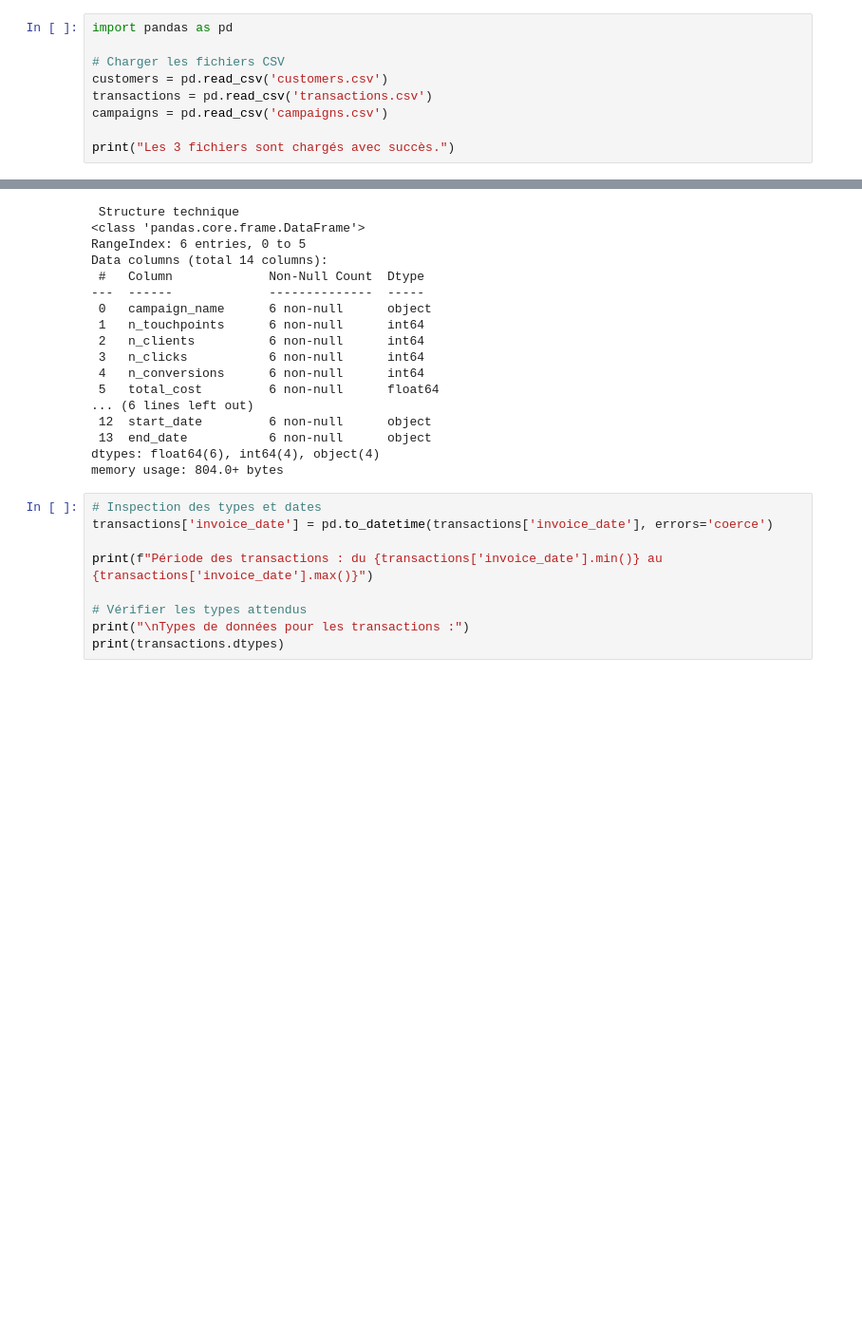
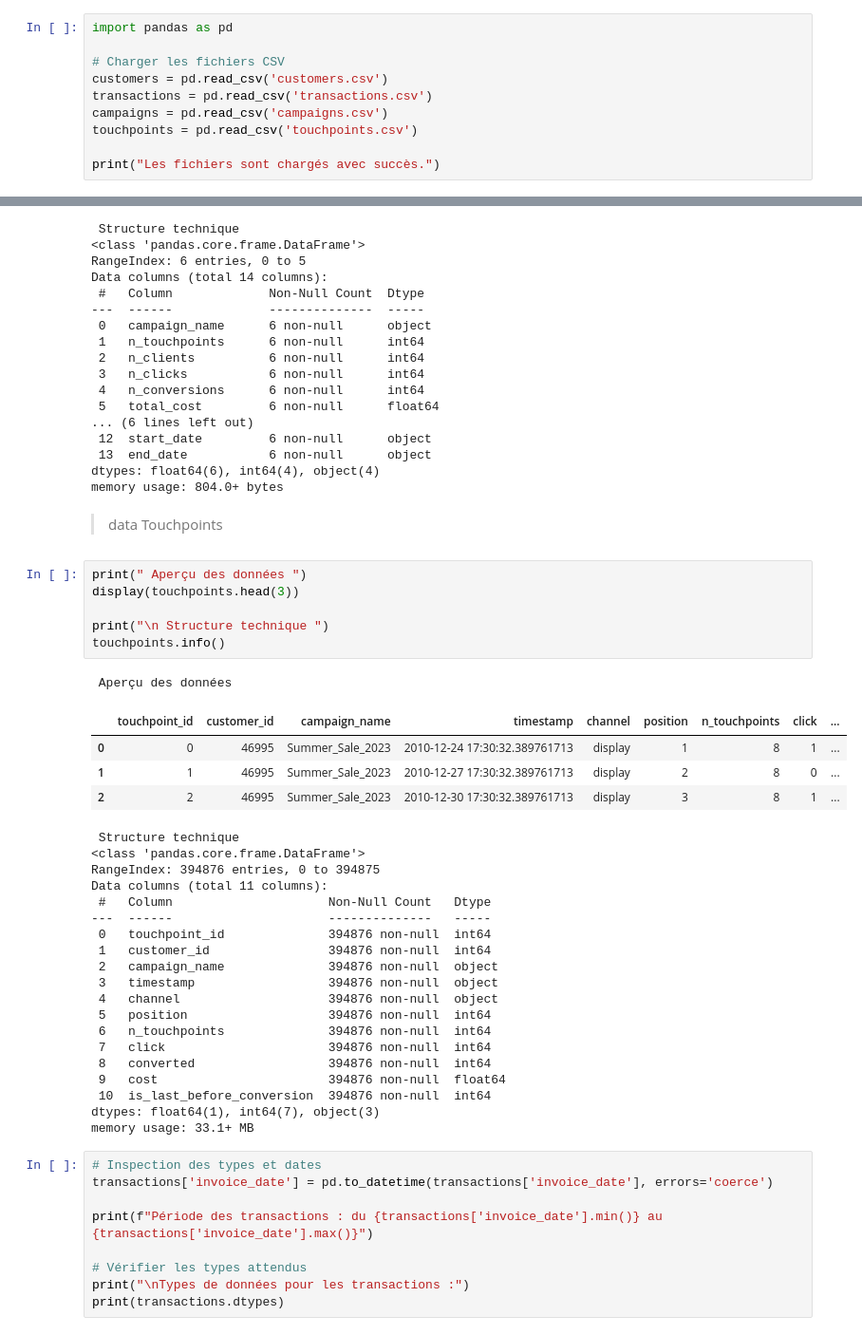
Before and after one commit to fds-imane/Data_Marketing, a Jupyter notebook: data_marketing_part_1.ipynb, the cells around one changed output, grey strips where cells are left out. Shown at 95% size. Saved outputs shown, nothing was run; the diff lists cells and outputs as text; blank space fills up the shorter version.

```diff
--- a/data_marketing_part_1.ipynb
+++ b/data_marketing_part_1.ipynb
@@ -25,6 +25,7 @@ import pandas as pd
 customers = pd.read_csv('customers.csv')
 transactions = pd.read_csv('transactions.csv')
 campaigns = pd.read_csv('campaigns.csv')
+touchpoints = pd.read_csv('touchpoints.csv')
 
-print("Les 3 fichiers sont chargés avec succès.")
+print("Les fichiers sont chargés avec succès.")
 # %% [output]
@@ -127,6 +128,39 @@ Data columns (total 14 columns):
  13  end_date           6 non-null      object
 dtypes: float64(6), int64(4), object(4)
 memory usage: 804.0+ bytes
+# %% [markdown]
+> data Touchpoints
+# %%
+print(" Aperçu des données ")
+display(touchpoints.head(3))
+
+print("\n Structure technique ")
+touchpoints.info()
+# %% [output]
+ Aperçu des données
+|  | touchpoint_id | customer_id | campaign_name | timestamp | channel | position | n_touchpoints | click | ... |
+| 0 | 0 | 46995 | Summer_Sale_2023 | 2010-12-24 17:30:32.389761713 | display | 1 | 8 | 1 | ... |
+| 1 | 1 | 46995 | Summer_Sale_2023 | 2010-12-27 17:30:32.389761713 | display | 2 | 8 | 0 | ... |
+| 2 | 2 | 46995 | Summer_Sale_2023 | 2010-12-30 17:30:32.389761713 | display | 3 | 8 | 1 | ... |
+ Structure technique
+<class 'pandas.core.frame.DataFrame'>
+RangeIndex: 394876 entries, 0 to 394875
+Data columns (total 11 columns):
+ #   Column                     Non-Null Count   Dtype
+---  ------                     --------------   -----
+ 0   touchpoint_id              394876 non-null  int64
+ 1   customer_id                394876 non-null  int64
+ 2   campaign_name              394876 non-null  object
+ 3   timestamp                  394876 non-null  object
+ 4   channel                    394876 non-null  object
+ 5   position                   394876 non-null  int64
+ 6   n_touchpoints              394876 non-null  int64
+ 7   click                      394876 non-null  int64
+ 8   converted                  394876 non-null  int64
+ 9   cost                       394876 non-null  float64
+ 10  is_last_before_conversion  394876 non-null  int64
+dtypes: float64(1), int64(7), object(3)
+memory usage: 33.1+ MB
 # %%
 # Inspection des types et dates
 transactions['invoice_date'] = pd.to_datetime(transactions['invoice_date'], errors='coerce')
```
Also changed, not shown: parts of 12 cells of this notebook.
